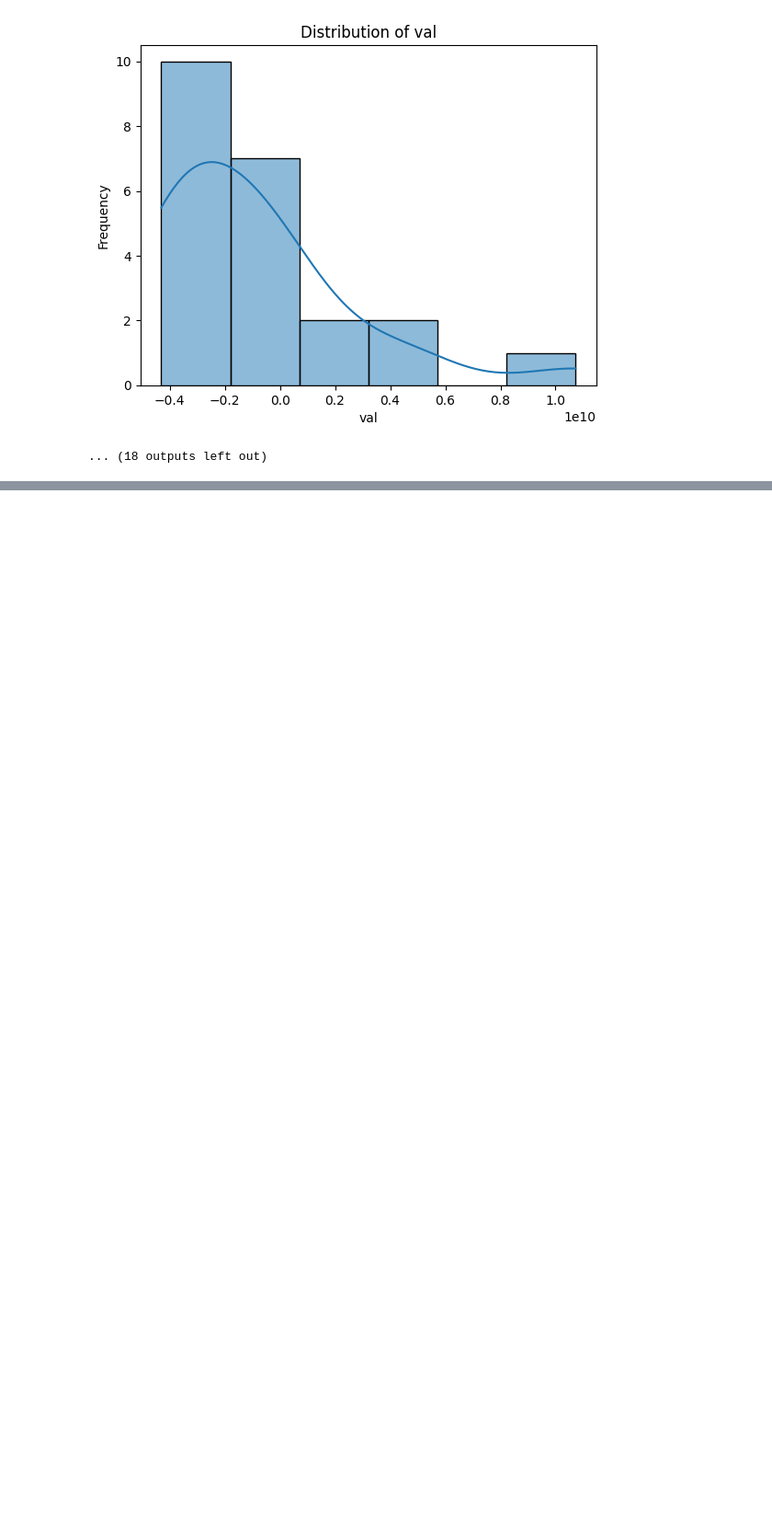
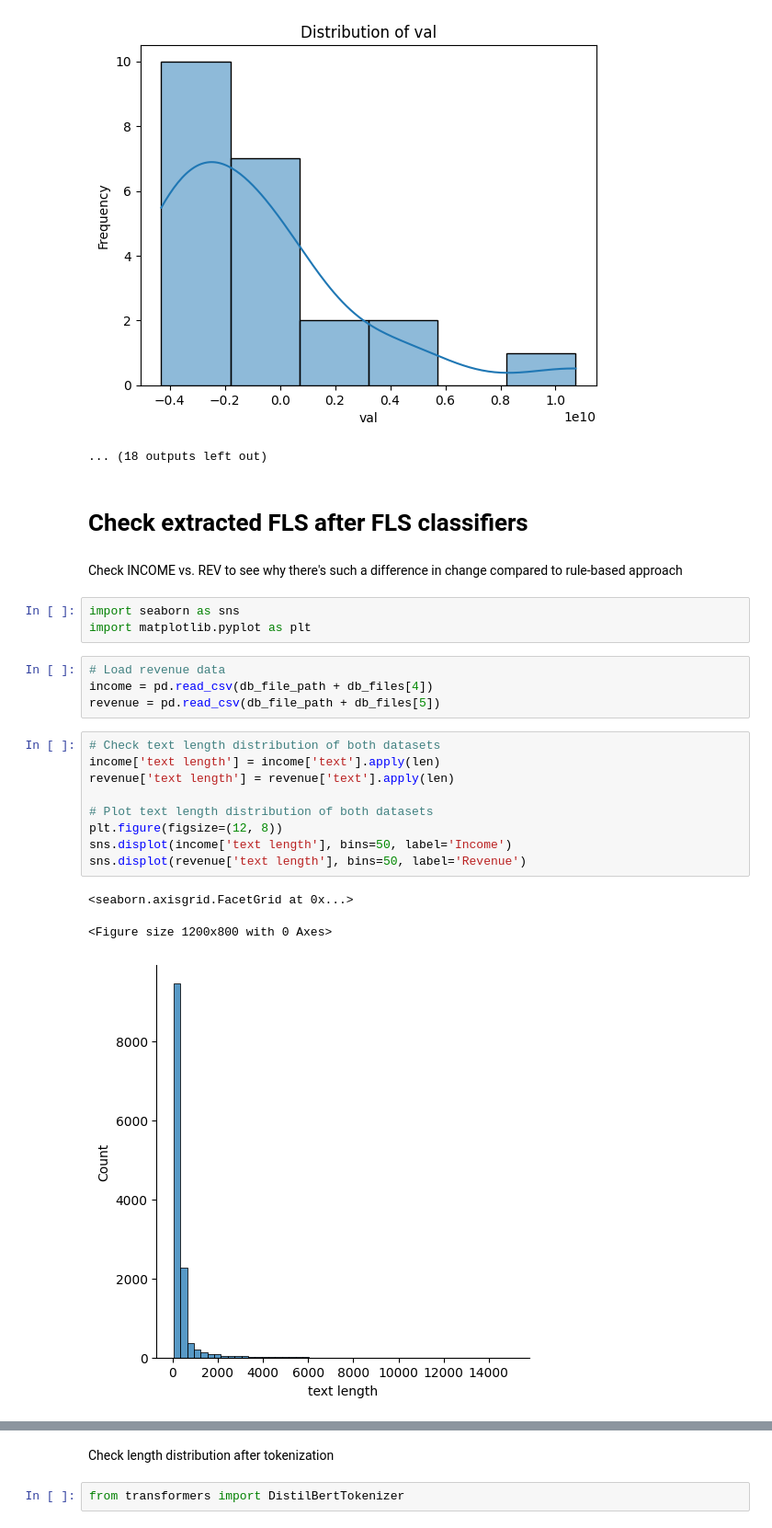
Before and after one commit to nkhanhle23/thesis, a Jupyter notebook: notebooks/eda.ipynb, the cells around one changed output, grey strips where cells are left out. Shown at 92% size. Saved outputs shown, nothing was run; the diff lists cells and outputs as text; blank space fills up the shorter version.

```diff
--- a/notebooks/eda.ipynb
+++ b/notebooks/eda.ipynb
@@ -662,3 +652,27 @@ val     0
 dtype: int64
 [figure]
 ... (18 outputs left out)
+# %% [markdown]
+# Check extracted FLS after FLS classifiers
+# %% [markdown]
+Check INCOME vs. REV to see why there's such a difference in change compared to rule-based approach
+# %%
+import seaborn as sns
+import matplotlib.pyplot as plt
+# %%
+# Load revenue data
+income = pd.read_csv(db_file_path + db_files[4])
+revenue = pd.read_csv(db_file_path + db_files[5])
+# %%
+# Check text length distribution of both datasets
+income['text length'] = income['text'].apply(len)
+revenue['text length'] = revenue['text'].apply(len)
+
+# Plot text length distribution of both datasets
+plt.figure(figsize=(12, 8))
+sns.displot(income['text length'], bins=50, label='Income')
+sns.displot(revenue['text length'], bins=50, label='Revenue')
+# %% [output]
+<seaborn.axisgrid.FacetGrid at 0x...>
+<Figure size 1200x800 with 0 Axes>
+[figure, added]
@@ -664,0 +680,4 @@ dtype: int64
+# %% [markdown]
+Check length distribution after tokenization
+# %%
+from transformers import DistilBertTokenizer
```
Also changed, not shown: parts of 13 cells of this notebook, 2 other files.
